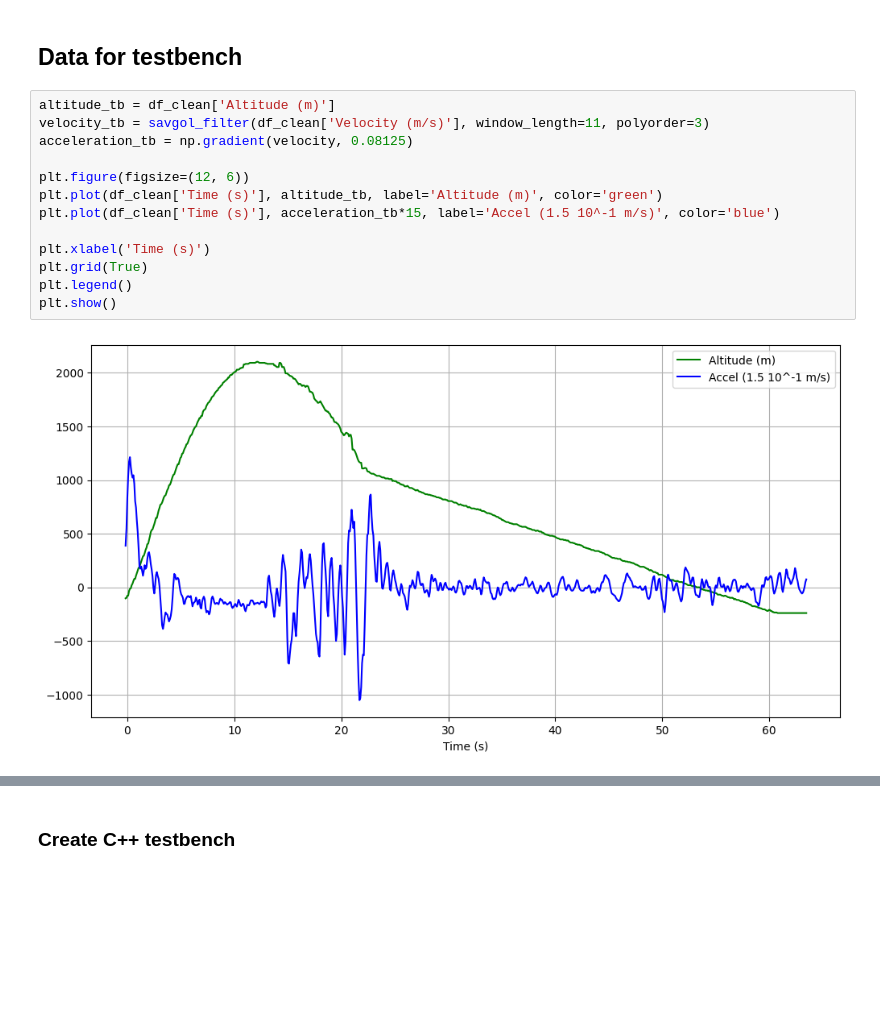
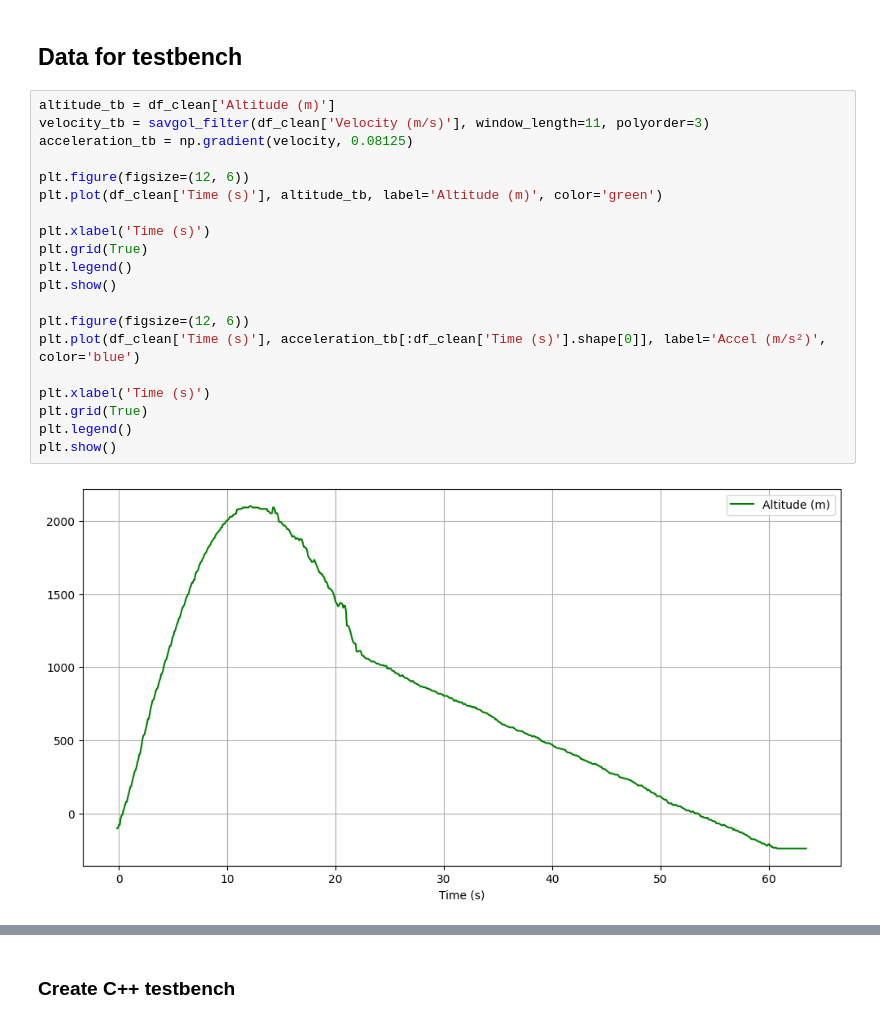
Before and after one commit to Jhertter/Flight-Computer-2025, a Jupyter notebook: 2024_lanin_data/data_from_photo.ipynb, the cells around one changed output, grey strips where cells are left out. Saved outputs shown, nothing was run; the diff lists cells and outputs as text; blank space fills up the shorter version.

```diff
--- a/2024_lanin_data/data_from_photo.ipynb
+++ b/2024_lanin_data/data_from_photo.ipynb
@@ -195,15 +195,22 @@ plt.show()
 # %%
 altitude_tb = df_clean['Altitude (m)']
 velocity_tb = savgol_filter(df_clean['Velocity (m/s)'], window_length=11, polyorder=3)
 acceleration_tb = np.gradient(velocity, 0.08125)
 
 plt.figure(figsize=(12, 6))
 plt.plot(df_clean['Time (s)'], altitude_tb, label='Altitude (m)', color='green')
-plt.plot(df_clean['Time (s)'], acceleration_tb*15, label='Accel (1.5 10^-1 m/s)', color='blue')
 
 plt.xlabel('Time (s)')
 plt.grid(True)
 plt.legend()
 plt.show()
+
+plt.figure(figsize=(12, 6))
+plt.plot(df_clean['Time (s)'], acceleration_tb[:df_clean['Time (s)'].shape[0]], label='Accel (m/s²)', color='blue')
+
+plt.xlabel('Time (s)')
+plt.grid(True)
+plt.legend()
+plt.show()
 # %% [output]
-[figure, old version]
+[figure, new version]
```
Also changed, not shown: parts of 6 cells of this notebook, 7 other files.
